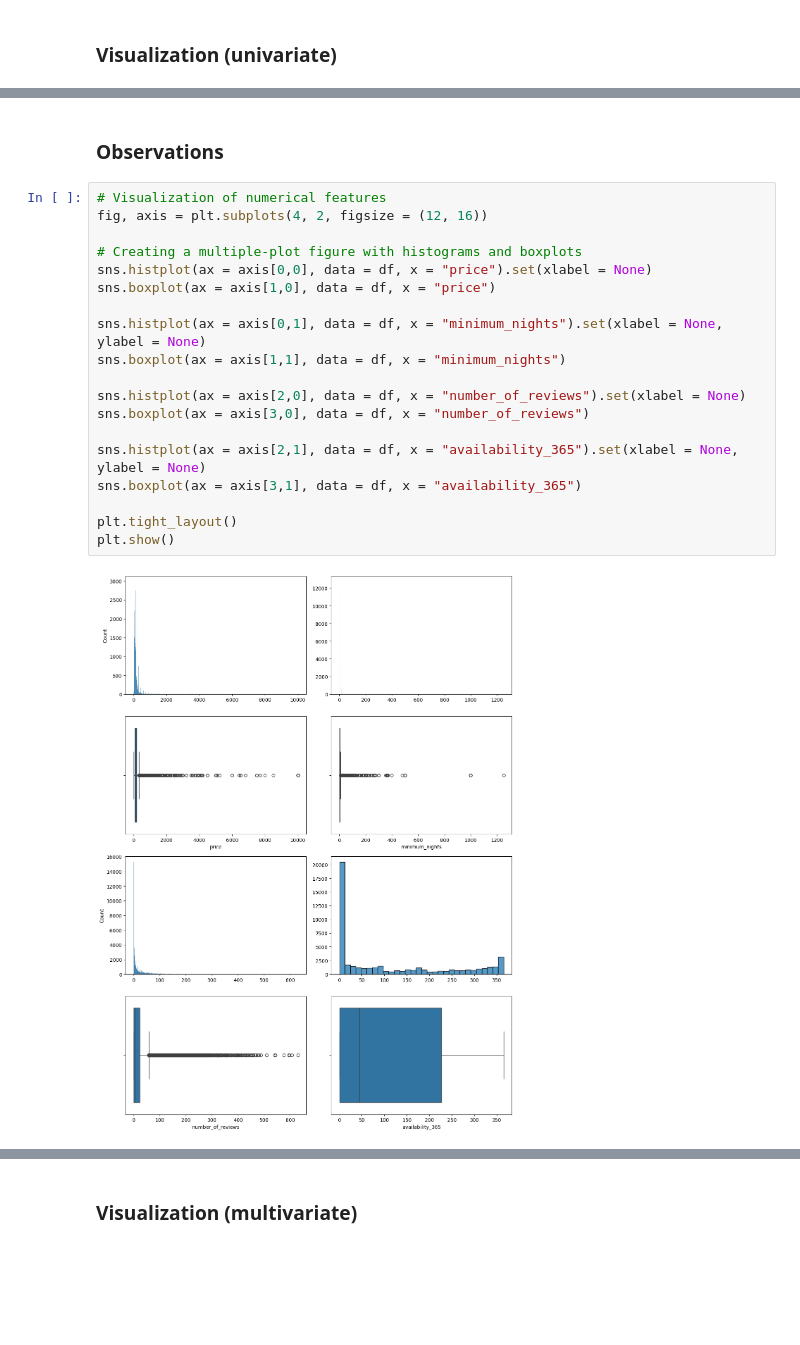
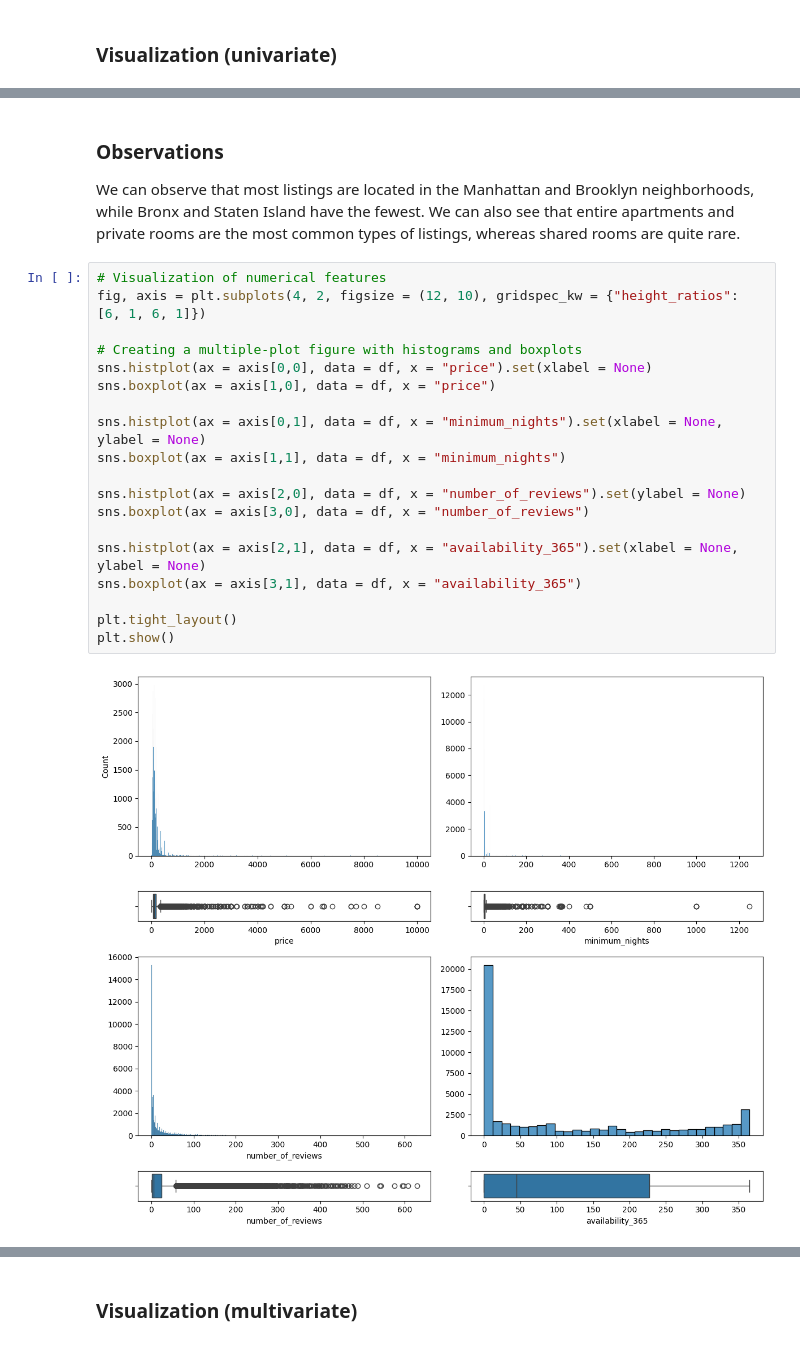
Before and after one commit to 4GeeksAcademy/josefina-aispuro-merelles-machine-learning, a Jupyter notebook: src/00-eda-airbnb-ny.ipynb, the cells around one changed output, grey strips where cells are left out. Cells and saved outputs as stored; diff of their text form; blank space fills up the shorter version.

```diff
--- a/src/00-eda-airbnb-ny.ipynb
+++ b/src/00-eda-airbnb-ny.ipynb
@@ -153,26 +156,27 @@ plt.show()
 [figure]
 # %% [markdown]
 ### Observations
+We can observe that most listings are located in the Manhattan and Brooklyn neighborhoods, while Bronx and Staten Island have the fewest. We can also see that entire apartments and private rooms are the most common types of listings, whereas shared rooms are quite rare.
 # %%
 # Visualization of numerical features
-fig, axis = plt.subplots(4, 2, figsize = (12, 16))
+fig, axis = plt.subplots(4, 2, figsize = (12, 10), gridspec_kw = {"height_ratios": [6, 1, 6, 1]})
 
 # Creating a multiple-plot figure with histograms and boxplots
 sns.histplot(ax = axis[0,0], data = df, x = "price").set(xlabel = None)
 sns.boxplot(ax = axis[1,0], data = df, x = "price")
 
 sns.histplot(ax = axis[0,1], data = df, x = "minimum_nights").set(xlabel = None, ylabel = None)
 sns.boxplot(ax = axis[1,1], data = df, x = "minimum_nights")
 
-sns.histplot(ax = axis[2,0], data = df, x = "number_of_reviews").set(xlabel = None)
+sns.histplot(ax = axis[2,0], data = df, x = "number_of_reviews").set(ylabel = None)
 sns.boxplot(ax = axis[3,0], data = df, x = "number_of_reviews")
 
 sns.histplot(ax = axis[2,1], data = df, x = "availability_365").set(xlabel = None, ylabel = None)
 sns.boxplot(ax = axis[3,1], data = df, x = "availability_365")
 
 plt.tight_layout()
 plt.show()
 # %% [output]
-[figure, old version]
+[figure, new version]
 # %% [markdown]
 ### Observations
```
Also changed, not shown: parts of 15 cells of this notebook.
